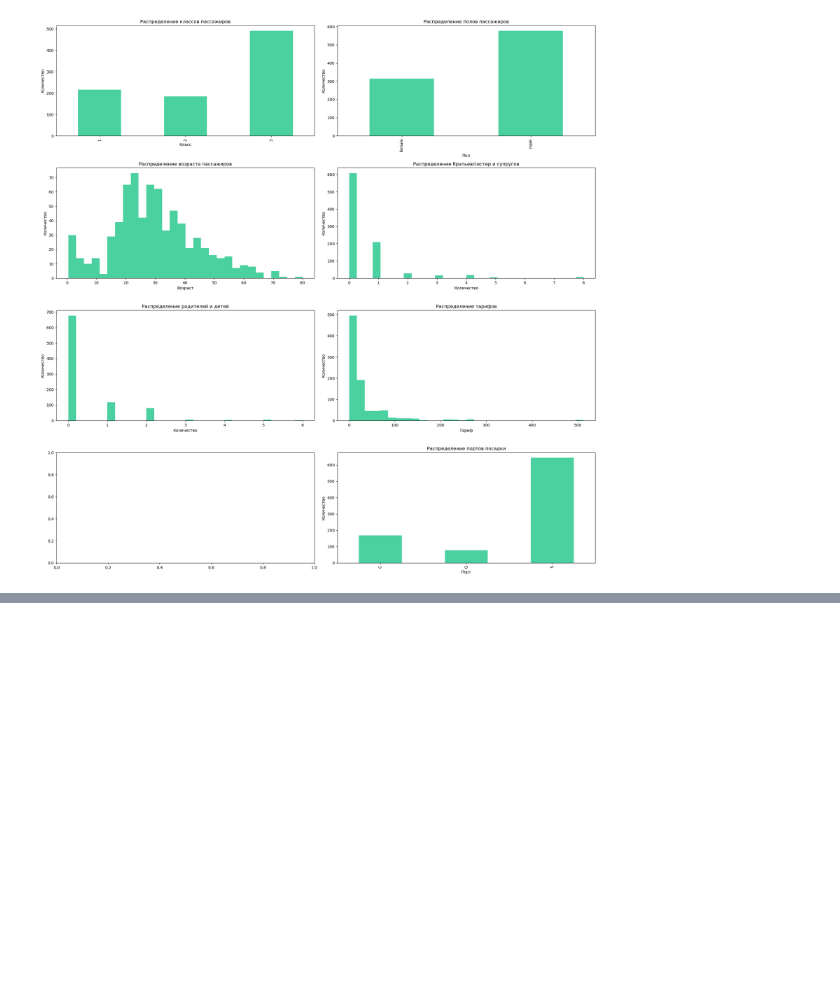
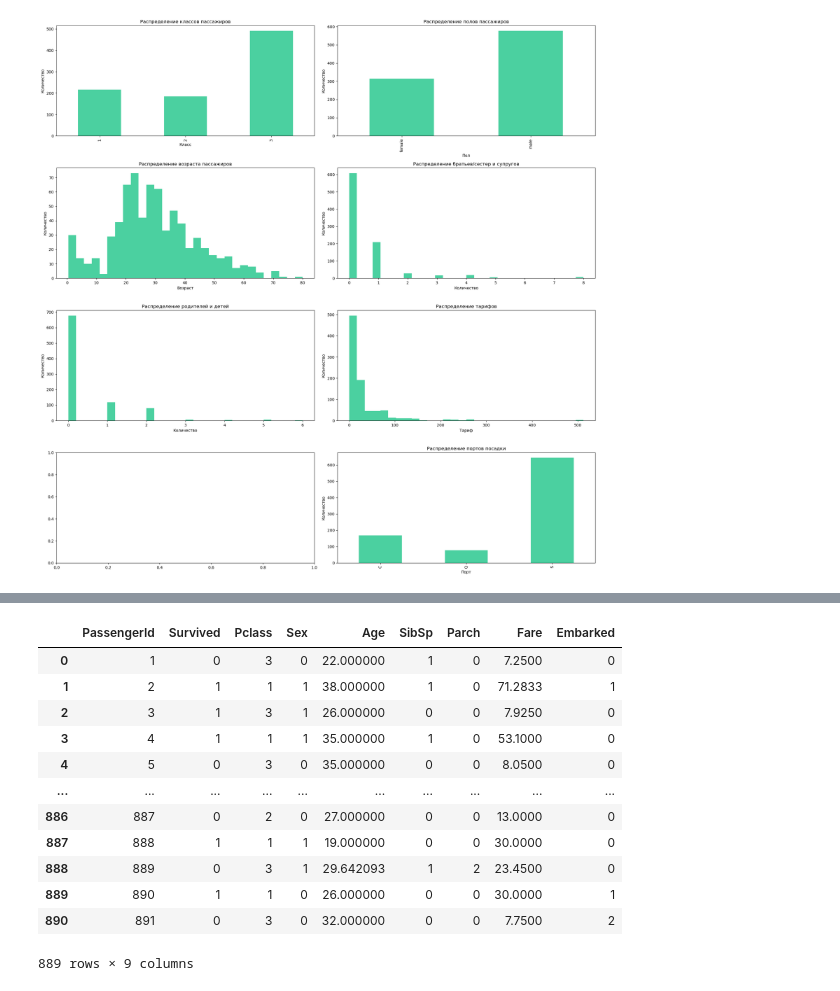
Before and after one commit to DgtrDN/titanic, a Jupyter notebook: titanic_ml.ipynb, the cells around one changed output, grey strips where cells are left out. Cells and saved outputs as stored; diff of their text form; code cells hidden in the pictures; blank space fills up the shorter version.

```diff
--- a/titanic_ml.ipynb
+++ b/titanic_ml.ipynb
@@ -253,0 +272,2 @@ predictions = pd.DataFrame({
+# %%
+df_train_for_lo = df_train_for_lo[df_train_for_lo['Embarked'].notnull()]
@@ -253,0 +290,6 @@ predictions = pd.DataFrame({
+# %%
+# Преобразование категориальных признаков в числовые Sex и Embarked
+df_train_for_lo['Sex'] = df_train_for_lo['Sex'].map({'male': 0, 'female': 1})
+df_train_for_lo['Embarked'] = df_train_for_lo['Embarked'].map({'S': 0, 'C': 1, 'Q': 2})
+# Заполнение пропущенных значений в Age средним значением возраста
+df_train_for_lo['Age'].fillna(df_train_for_lo['Age'].mean(), inplace=True)
@@ -253,0 +317,16 @@ predictions = pd.DataFrame({
+# %%
+df_train_for_lo
+# %% [output]
+|  | PassengerId | Survived | Pclass | Sex | Age | SibSp | Parch | Fare | Embarked |
+| 0 | 1 | 0 | 3 | 0 | 22.000000 | 1 | 0 | 7.2500 | 0 |
+| 1 | 2 | 1 | 1 | 1 | 38.000000 | 1 | 0 | 71.2833 | 1 |
+| 2 | 3 | 1 | 3 | 1 | 26.000000 | 0 | 0 | 7.9250 | 0 |
+| 3 | 4 | 1 | 1 | 1 | 35.000000 | 1 | 0 | 53.1000 | 0 |
+| 4 | 5 | 0 | 3 | 0 | 35.000000 | 0 | 0 | 8.0500 | 0 |
+| ... | ... | ... | ... | ... | ... | ... | ... | ... | ... |
+| 886 | 887 | 0 | 2 | 0 | 27.000000 | 0 | 0 | 13.0000 | 0 |
+| 887 | 888 | 1 | 1 | 1 | 19.000000 | 0 | 0 | 30.0000 | 0 |
+| 888 | 889 | 0 | 3 | 1 | 29.642093 | 1 | 2 | 23.4500 | 0 |
+| 889 | 890 | 1 | 1 | 0 | 26.000000 | 0 | 0 | 30.0000 | 1 |
+| 890 | 891 | 0 | 3 | 0 | 32.000000 | 0 | 0 | 7.7500 | 2 |
+889 rows × 9 columns
```
Also changed, not shown: parts of 21 cells of this notebook, 1 other file.
